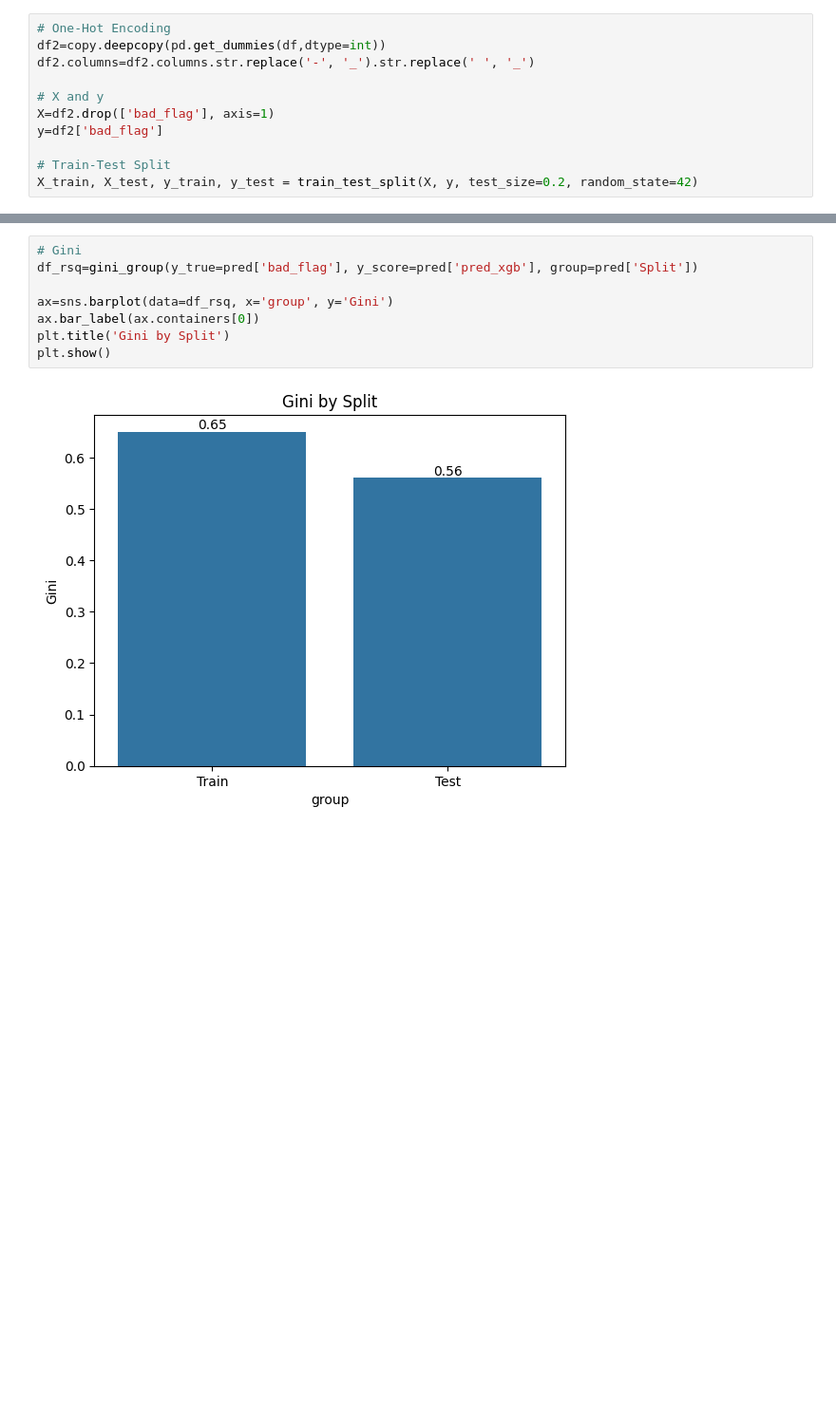
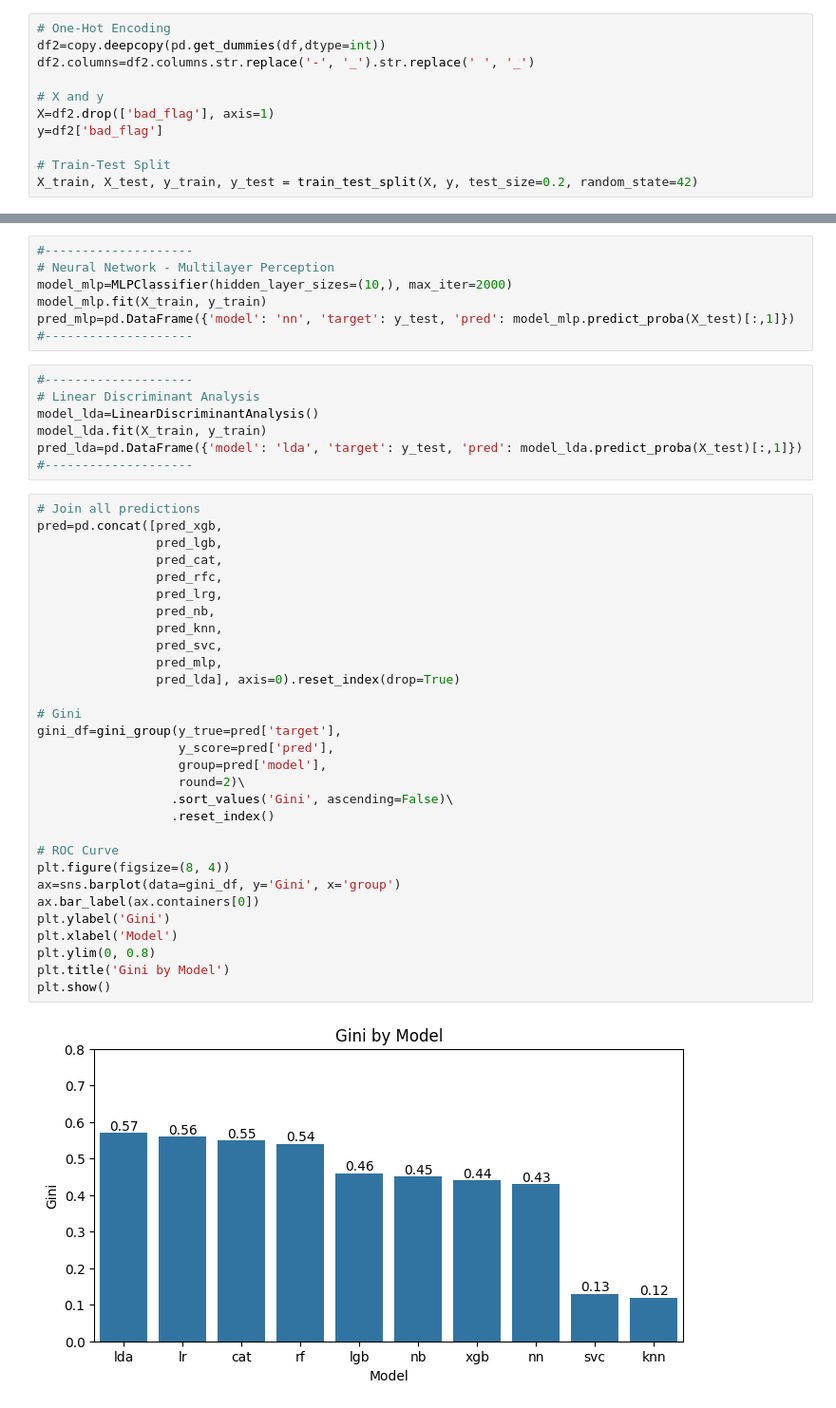
Before and after one commit to MarkThackham/portfolio, a Jupyter notebook: 03 German Credit Data/01 German Credit Data.ipynb, the cells around one changed output, grey strips where cells are left out. Shown: that part at 95% size. Cells and saved outputs as stored; diff of their text form; blank space fills up the shorter version.

```diff
--- a/03 German Credit Data/01 German Credit Data.ipynb
+++ b/03 German Credit Data/01 German Credit Data.ipynb
@@ -467,10 +566,46 @@ pred=pd.concat([pred_train_xgb, pred_test_xgb],axis=0).reset_index(drop=True)
+# %%
+#--------------------
+# Neural Network - Multilayer Perception
+model_mlp=MLPClassifier(hidden_layer_sizes=(10,), max_iter=2000)
+model_mlp.fit(X_train, y_train)
+pred_mlp=pd.DataFrame({'model': 'nn', 'target': y_test, 'pred': model_mlp.predict_proba(X_test)[:,1]})
+#--------------------
+# %%
+#--------------------
+# Linear Discriminant Analysis
+model_lda=LinearDiscriminantAnalysis()
+model_lda.fit(X_train, y_train)
+pred_lda=pd.DataFrame({'model': 'lda', 'target': y_test, 'pred': model_lda.predict_proba(X_test)[:,1]})
+#--------------------
 # %%
+# Join all predictions
+pred=pd.concat([pred_xgb,
+                pred_lgb,
+                pred_cat,
+                pred_rfc,
+                pred_lrg,
+                pred_nb,
+                pred_knn,
+                pred_svc,
+                pred_mlp,
+                pred_lda], axis=0).reset_index(drop=True)
+
 # Gini
-df_rsq=gini_group(y_true=pred['bad_flag'], y_score=pred['pred_xgb'], group=pred['Split'])
+gini_df=gini_group(y_true=pred['target'],
+                   y_score=pred['pred'],
+                   group=pred['model'],
+                   round=2)\
+                  .sort_values('Gini', ascending=False)\
+                  .reset_index()
 
-ax=sns.barplot(data=df_rsq, x='group', y='Gini')
+# ROC Curve
+plt.figure(figsize=(8, 4))
+ax=sns.barplot(data=gini_df, y='Gini', x='group')
 ax.bar_label(ax.containers[0])
-plt.title('Gini by Split')
+plt.ylabel('Gini')
+plt.xlabel('Model')
+plt.ylim(0, 0.8)
+plt.title('Gini by Model')
 plt.show()
 # %% [output]
-[figure, old version]
+[figure, new version]
```
Also changed, not shown: parts of 17 cells of this notebook, 7 other files.
